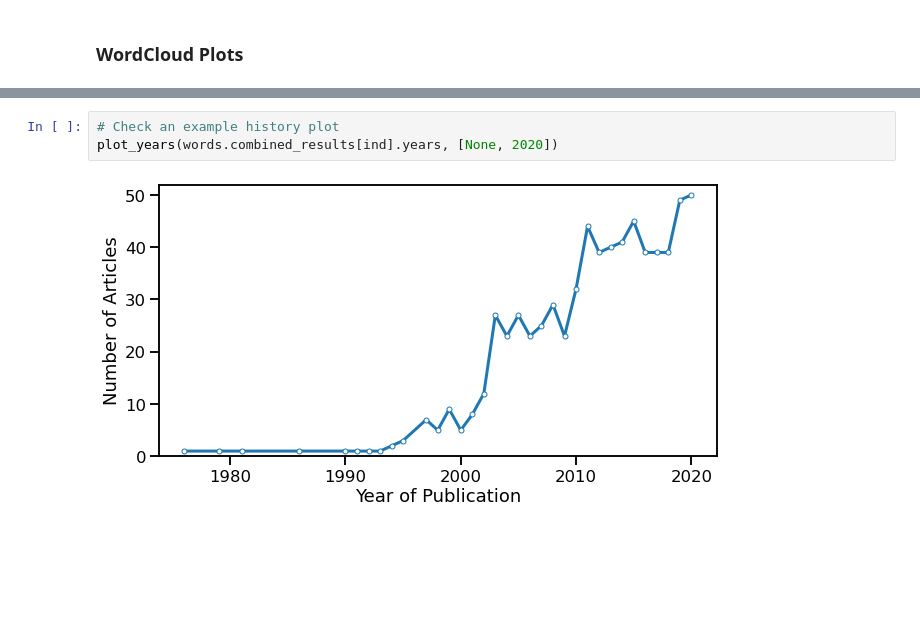
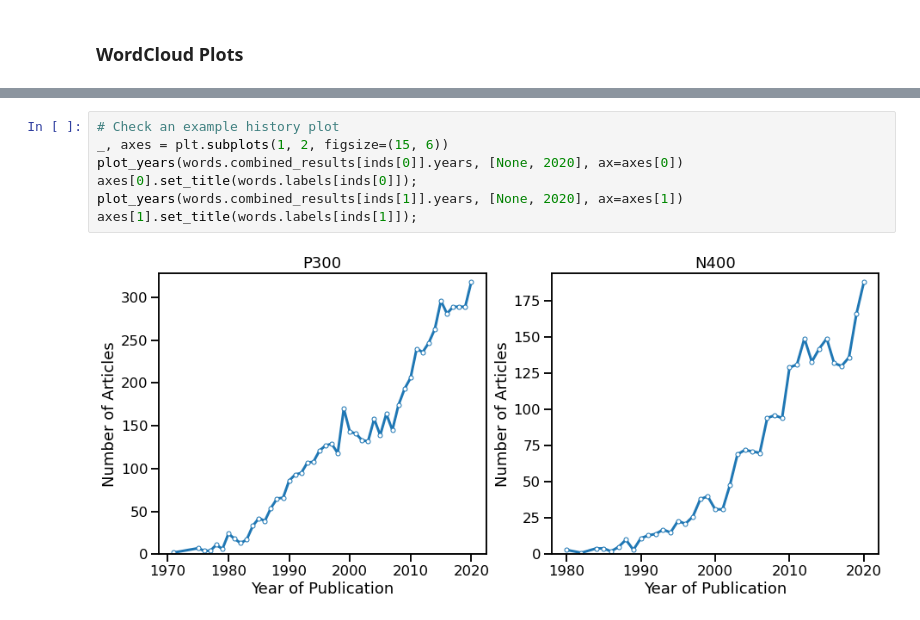
Before and after one commit to weblearn22/ERPscanr, a Jupyter notebook: notebooks/02-WordsAnalyses.ipynb, the cells around one changed output, grey strips where cells are left out. Drawn from its saved outputs; the diff is of its cells as text; blank space fills up the shorter version.

```diff
--- a/notebooks/02-WordsAnalyses.ipynb
+++ b/notebooks/02-WordsAnalyses.ipynb
@@ -406,5 +417,9 @@ plot_wordcloud(words.combined_results[ind].words, 20)
-# %%
-# Check an example history plot
-plot_years(words.combined_results[ind].years, [None, 2020])
-# %% [output]
-[figure, removed]
+# %%
+# Check an example history plot
+_, axes = plt.subplots(1, 2, figsize=(15, 6))
+plot_years(words.combined_results[inds[0]].years, [None, 2020], ax=axes[0])
+axes[0].set_title(words.labels[inds[0]]);
+plot_years(words.combined_results[inds[1]].years, [None, 2020], ax=axes[1])
+axes[1].set_title(words.labels[inds[1]]);
+# %% [output]
+[figure, added]
```
Also changed, not shown: parts of 14 cells of this notebook, 1 other file.
